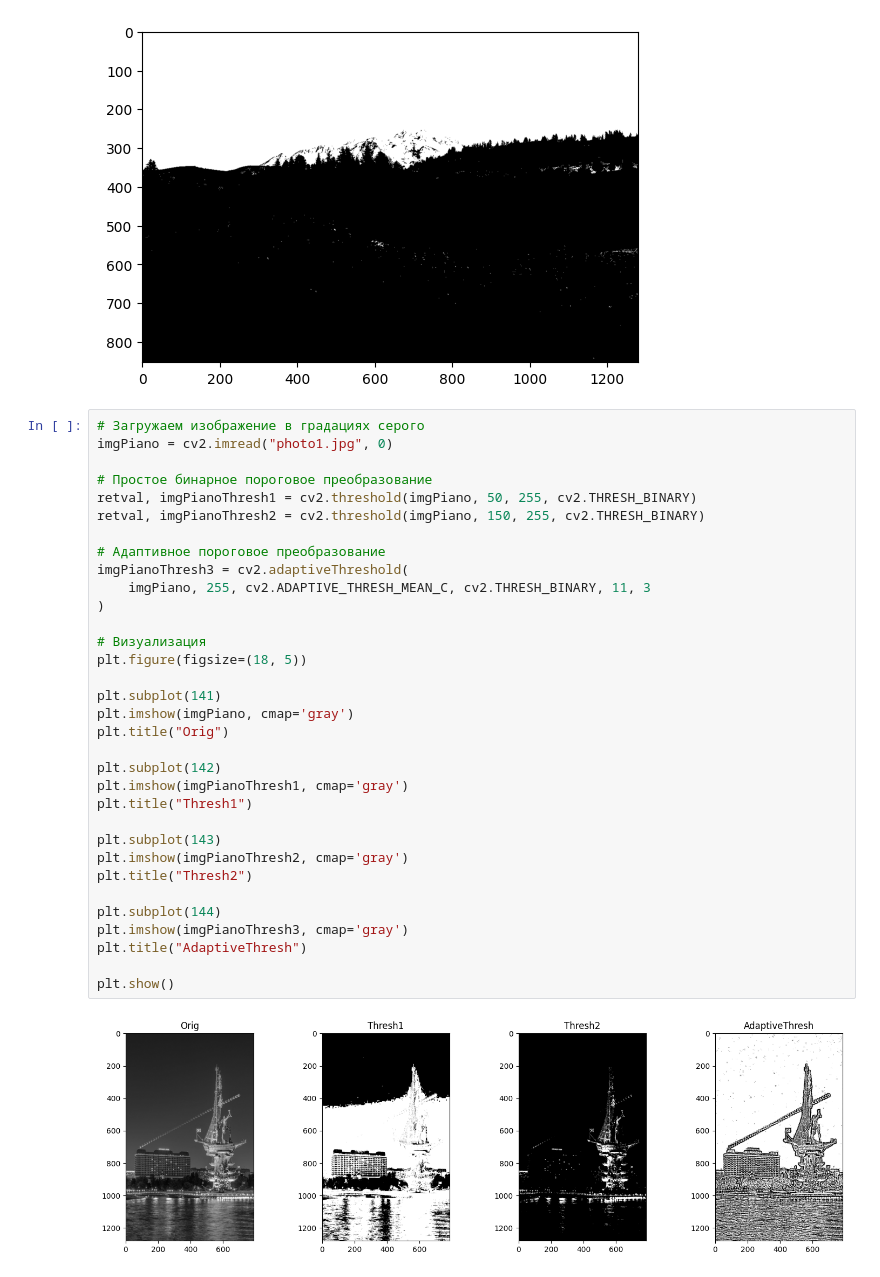
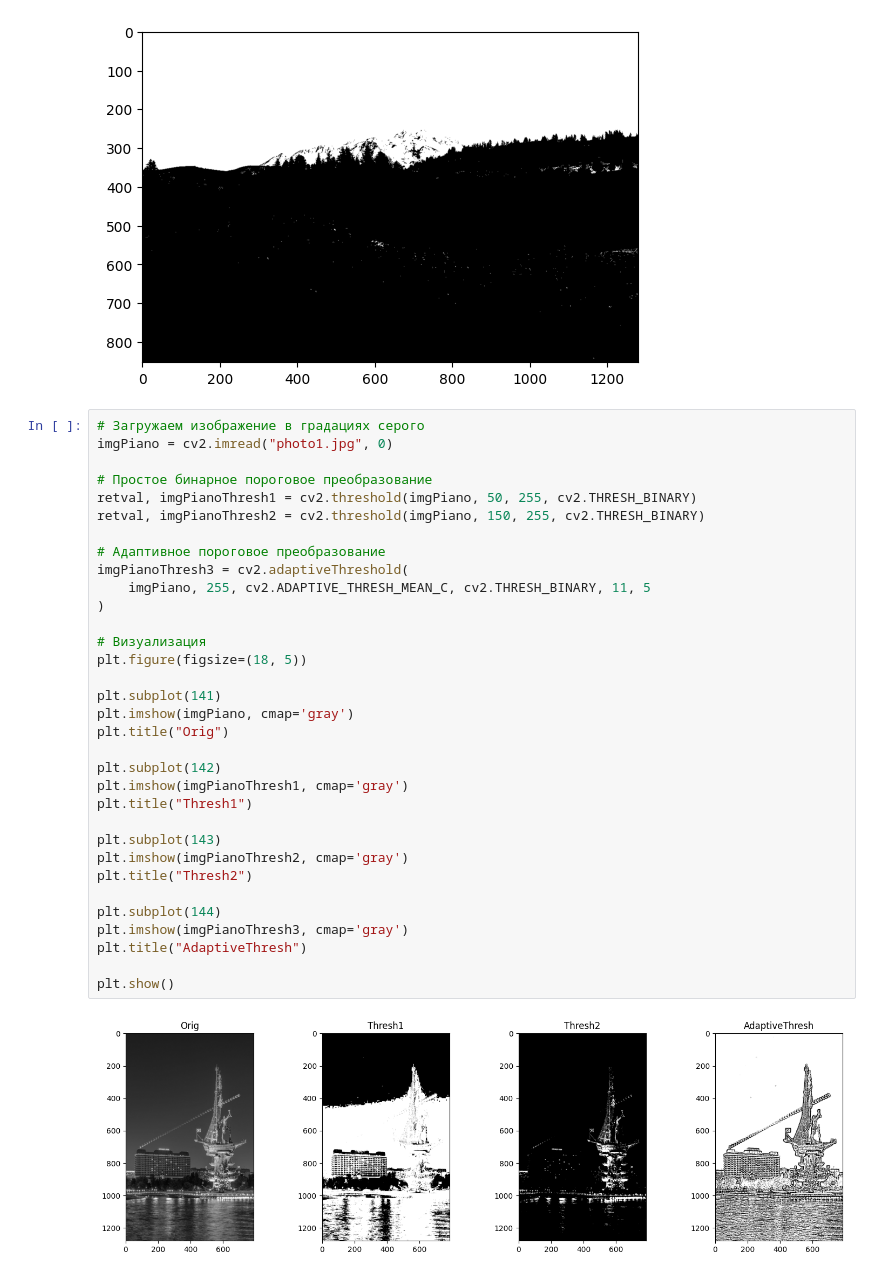
Before and after one commit to impala-tape/cmc_msu_ml, a Jupyter notebook: Data_analisis/21_09_25/class_work.ipynb, the cells around one changed output. Cells and saved outputs as stored; diff of their text form.

```diff
--- a/Data_analisis/21_09_25/class_work.ipynb
+++ b/Data_analisis/21_09_25/class_work.ipynb
@@ -72,32 +72,32 @@ imgPiano = cv2.imread("photo1.jpg", 0)
 
 # Простое бинарное пороговое преобразование
 retval, imgPianoThresh1 = cv2.threshold(imgPiano, 50, 255, cv2.THRESH_BINARY)
 retval, imgPianoThresh2 = cv2.threshold(imgPiano, 150, 255, cv2.THRESH_BINARY)
 
 # Адаптивное пороговое преобразование
 imgPianoThresh3 = cv2.adaptiveThreshold(
-    imgPiano, 255, cv2.ADAPTIVE_THRESH_MEAN_C, cv2.THRESH_BINARY, 11, 3
+    imgPiano, 255, cv2.ADAPTIVE_THRESH_MEAN_C, cv2.THRESH_BINARY, 11, 5
 )
 
 # Визуализация
 plt.figure(figsize=(18, 5))
 
 plt.subplot(141)
 plt.imshow(imgPiano, cmap='gray')
 plt.title("Orig")
 
 plt.subplot(142)
 plt.imshow(imgPianoThresh1, cmap='gray')
 plt.title("Thresh1")
 
 plt.subplot(143)
 plt.imshow(imgPianoThresh2, cmap='gray')
 plt.title("Thresh2")
 
 plt.subplot(144)
 plt.imshow(imgPianoThresh3, cmap='gray')
 plt.title("AdaptiveThresh")
 
 plt.show()
 # %% [output]
-[figure, old version]
+[figure, new version]
```
Also changed, not shown: 4 other files.
